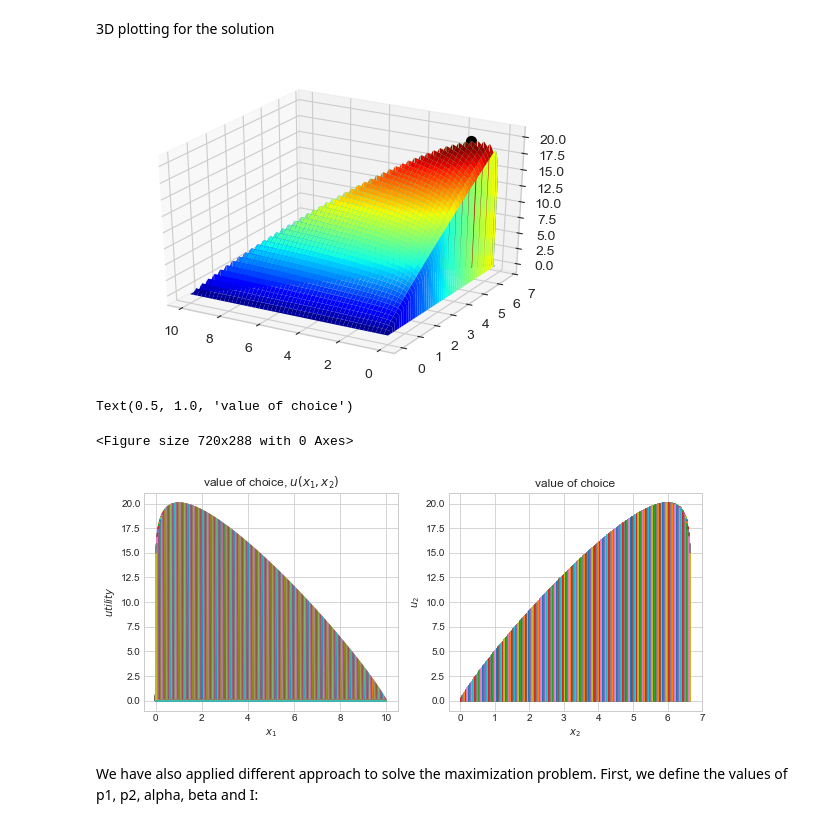
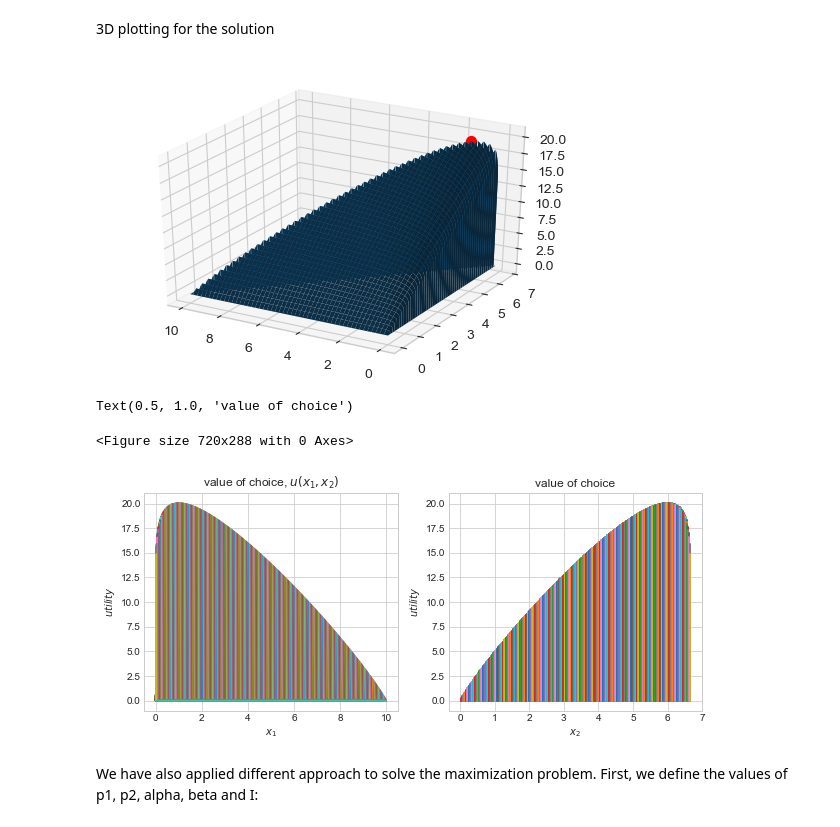
Before and after one commit to NumEconCopenhagen/projects-2020-group-999, a Jupyter notebook: modelproject/modelproject_1.ipynb, the cells around one changed output. Saved outputs shown, nothing was run; the diff lists cells and outputs as text; code cells hidden in the pictures.

```diff
--- a/modelproject/modelproject_1.ipynb
+++ b/modelproject/modelproject_1.ipynb
@@ -163,19 +163,19 @@ I-p1*x1-p2*x2 = 0.00000000
 # %%
 # a. unpack solution
 x1_best,x2_best,u_best,x1_values,x2_values,u_values = sol_0
 
 # b. setup figure
-fig = plt.figure(dpi=100,num='')
+fig = plt.figure(dpi=100)
 ax = fig.add_subplot(1,1,1,projection='3d')
 
 # c. plot 3d surface of utility values with different x1 and x2
-ax.plot_surface(x1_values,x2_values,u_values,cmap=cm.jet)
+ax.plot_surface(x1_values,x2_values,u_values)
 ax.invert_xaxis()
 
 # d. find optimal choice
-ax.scatter(x1_best,x2_best,u_best,s=50,color='black');
+ax.scatter(x1_best,x2_best,u_best,s=50,color='red');
 # %% [output]
-[figure, old version]
+[figure, new version]
 # %%
 plt.style.use('seaborn-whitegrid')
 
@@ -196,12 +196,12 @@ ax.set_ylabel('$utility$')
 ax = fig.add_subplot(1,2,2)
 ax.plot(x2_values,u_values)
 ax.set_xlabel('$x_2$')
-ax.set_ylabel('$u_2$')
+ax.set_ylabel('$utility$')
 ax.set_title('value of choice')
 # %% [output]
 Text(0.5, 1.0, 'value of choice')
 <Figure size 720x288 with 0 Axes>
-[figure, old version]
+[figure, new version]
 # %% [markdown]
 We have also applied different approach to solve the maximization problem.
 First, we define the values of p1, p2, alpha, beta and I:
```
Also changed, not shown: parts of 4 cells of this notebook, 1 other file.
